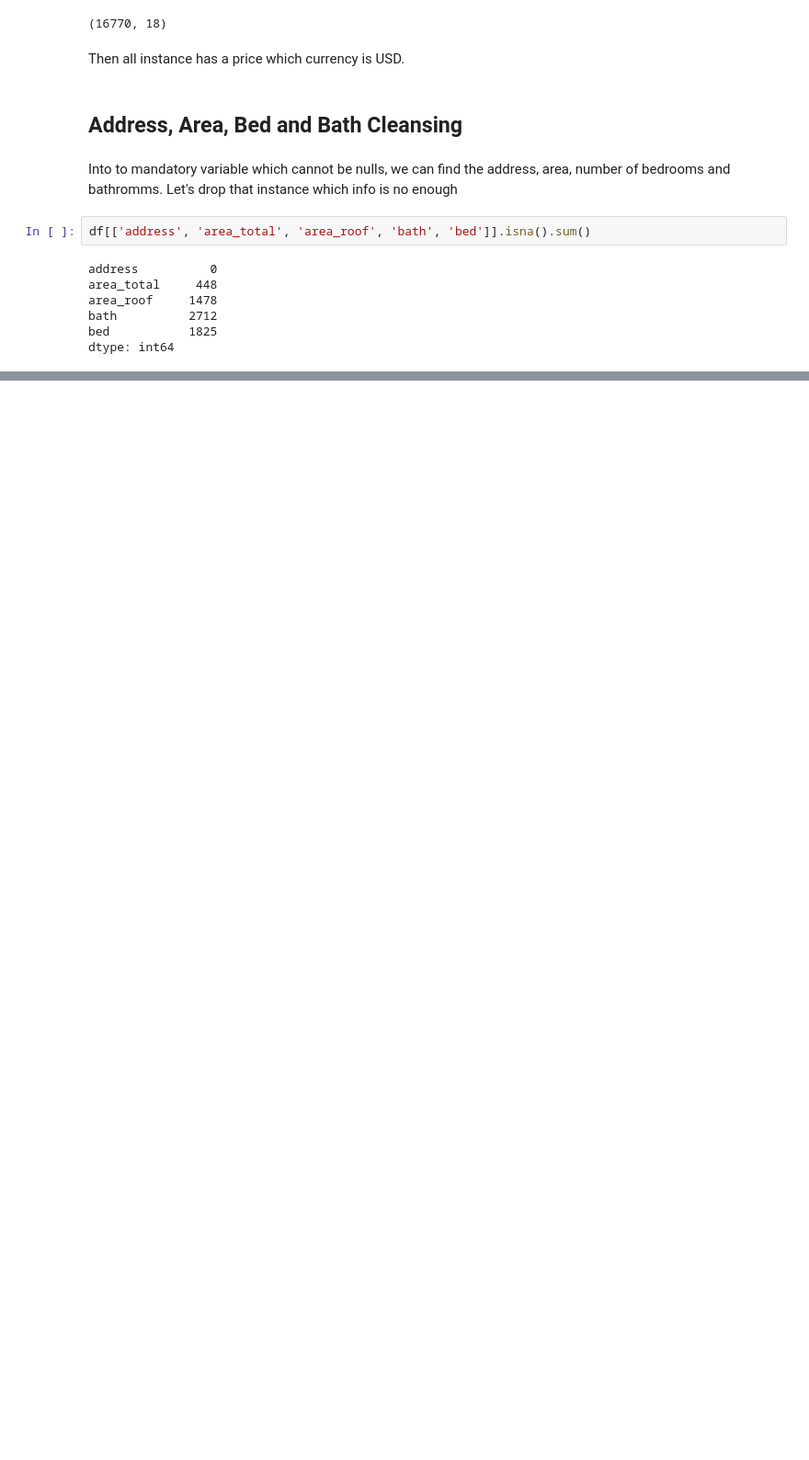
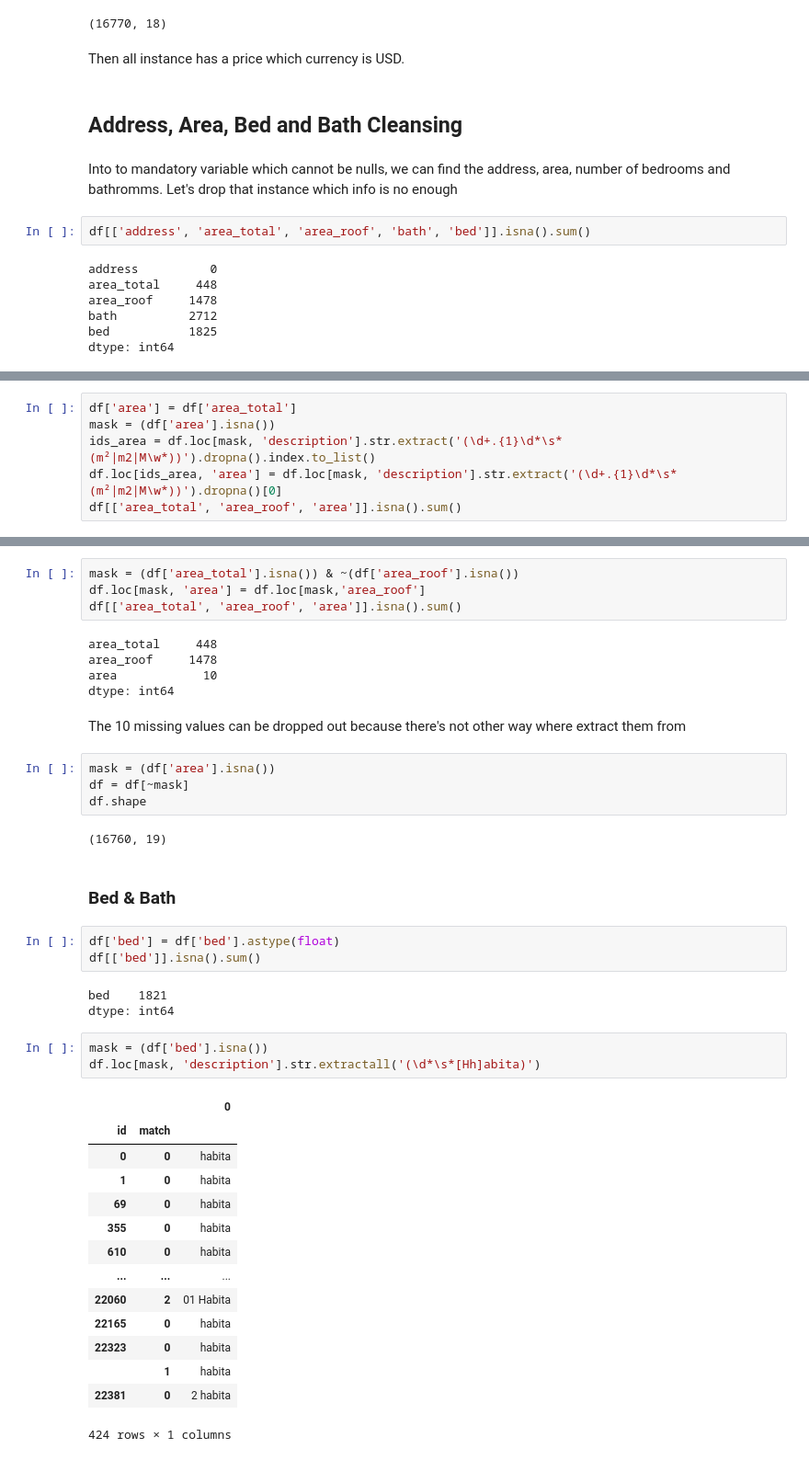
Before and after one commit to HugoGT/Vibi_model, a Jupyter notebook: ETL/urbania.ipynb, the cells around one changed output, grey strips where cells are left out. Shown at 92% size. Drawn from its saved outputs; the diff is of its cells as text; blank space fills up the shorter version.

```diff
--- a/ETL/urbania.ipynb
+++ b/ETL/urbania.ipynb
@@ -203,0 +227,6 @@ This dataframe has no empty values for address field. Let's see the others
+# %%
+df['area'] = df['area_total']
+mask = (df['area'].isna())
+ids_area = df.loc[mask, 'description'].str.extract('(\d+.{1}\d*\s*(m²|m2|M\w*))').dropna().index.to_list()
+df.loc[ids_area, 'area'] = df.loc[mask, 'description'].str.extract('(\d+.{1}\d*\s*(m²|m2|M\w*))').dropna()[0]
+df[['area_total', 'area_roof', 'area']].isna().sum()
@@ -203,0 +240,43 @@ This dataframe has no empty values for address field. Let's see the others
+# %%
+mask = (df['area_total'].isna()) & ~(df['area_roof'].isna())
+df.loc[mask, 'area'] = df.loc[mask,'area_roof']
+df[['area_total', 'area_roof', 'area']].isna().sum()
+# %% [output]
+area_total     448
+area_roof     1478
+area            10
+dtype: int64
+# %% [markdown]
+The 10 missing values can be dropped out because there's not other way where extract them from
+# %%
+mask = (df['area'].isna())
+df = df[~mask]
+df.shape
+# %% [output]
+(16760, 19)
+# %% [markdown]
+### Bed & Bath
+# %%
+df['bed'] = df['bed'].astype(float)
+df[['bed']].isna().sum()
+# %% [output]
+bed    1821
+dtype: int64
+# %%
+mask = (df['bed'].isna())
+df.loc[mask, 'description'].str.extractall('(\d*\s*[Hh]abita)')
+# %% [output]
+|  |  | 0 |
+| id | match |  |
+| 0 | 0 | habita |
+| 1 | 0 | habita |
+| 69 | 0 | habita |
+| 355 | 0 | habita |
+| 610 | 0 | habita |
+| ... | ... | ... |
+| 22060 | 2 | 01 Habita |
+| 22165 | 0 | habita |
+| 22323 | 0 | habita |
+|  | 1 | habita |
+| 22381 | 0 | 2 habita |
+424 rows × 1 columns
```
Also changed, not shown: parts of 10 cells of this notebook.
